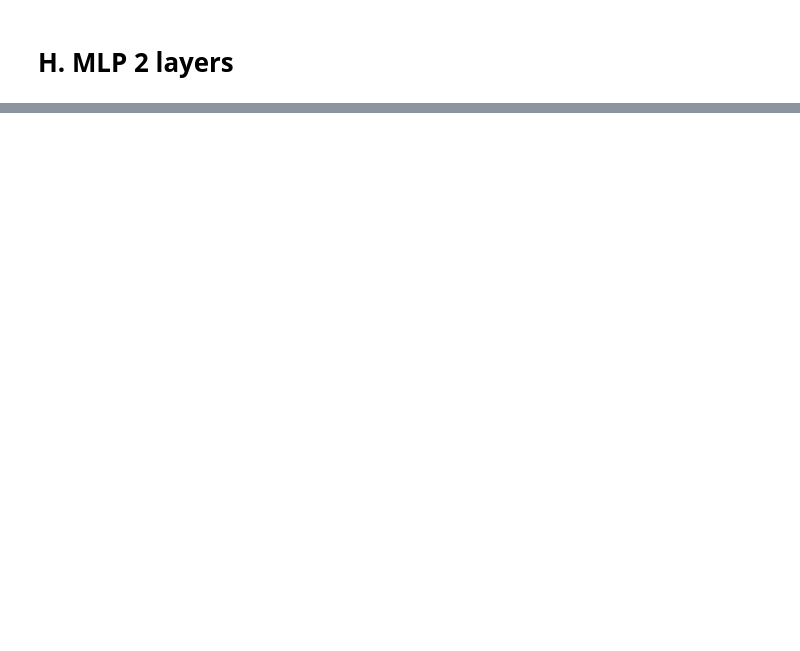
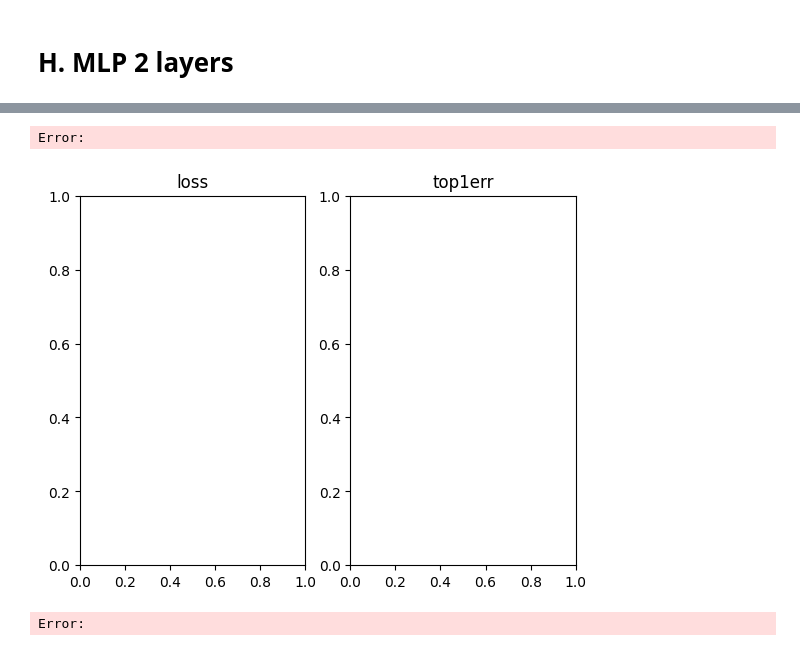
Before and after one commit to 1-1is0/uni_nndl, a Jupyter notebook: hw1/q4/main.ipynb, the cells around one changed output, grey strips where cells are left out. Drawn from its saved outputs; the diff is of its cells as text; code cells hidden in the pictures; blank space fills up the shorter version.

```diff
--- a/hw1/q4/main.ipynb
+++ b/hw1/q4/main.ipynb
@@ -259,7 +344,28 @@ class MLP(nn.Module):
 # %%
-model = MLP().to(device)
-model.initialize_weights()
+model = MLP().double().to(device)
+# model.initialize_weights()
 # criterion = torch.nn.BCELoss()
 # optimizer = torch.optim.SGD(model.parameters(), lr = 0.01)
 criterion = nn.MSELoss()
-optimizer = torch.optim.SGD(model.parameters(), lr=0.001, momentum=0.9)
+optimizer = torch.optim.SGD(model.parameters(), lr=0.05)
+
+data_loader = {
+    "train": train_loader,
+    "val": test_loader,
+}
+
+dataset_sizes = {
+    "train": len(train_dataset),
+    "val": len(test_dataset)
+}
+
+x_epoch = []
+
+y_loss = {}  # loss history
+y_loss['train'] = []
+y_loss['val'] = []
+y_err = {}
+y_err['train'] = []
+y_err['val'] = []
+# %% [output]
+Error:
@@ -271 +372,20 @@ data_loader = {
+# %%
+fig = plt.figure()
+ax0 = fig.add_subplot(121, title="loss")
+ax1 = fig.add_subplot(122, title="top1err")
+
+def draw_curve(current_epoch):
+    x_epoch.append(current_epoch)
+    ax0.plot(x_epoch, y_loss['train'], 'bo-', label='train')
+    ax0.plot(x_epoch, y_loss['val'], 'ro-', label='val')
+
+    # ax1.plot(x_epoch, y_err['train'], 'bo-', label='train')
+    # ax1.plot(x_epoch, y_err['val'], 'ro-', label='val')
+    if current_epoch == 0:
+        ax0.legend()
+        ax1.legend()
+    fig.savefig(os.path.join('./lossGraphs', 'train.jpg'))
+# %% [output]
+[figure, added]
+Error:
 # %%
```
Also changed, not shown: parts of 41 cells of this notebook, 2 other files.
